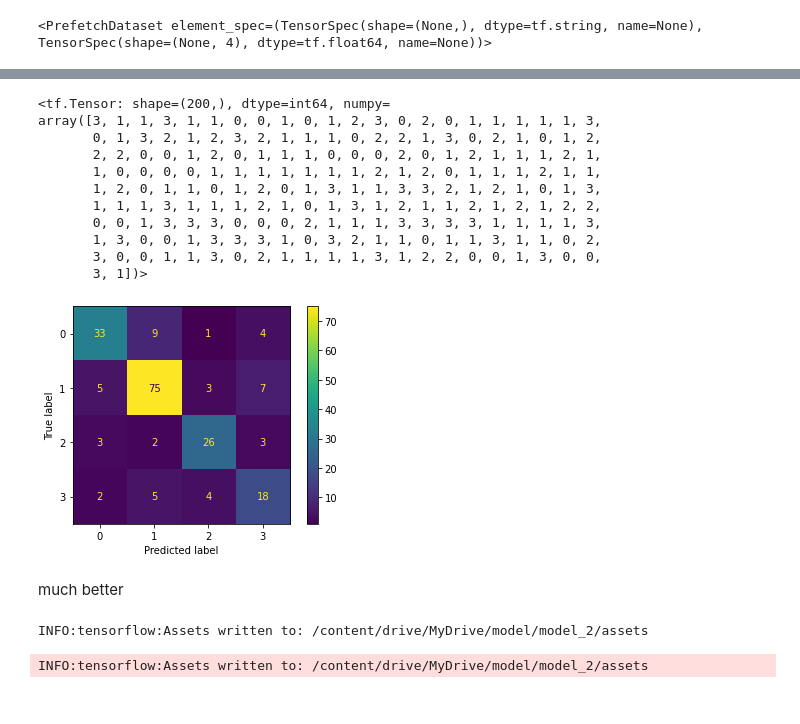
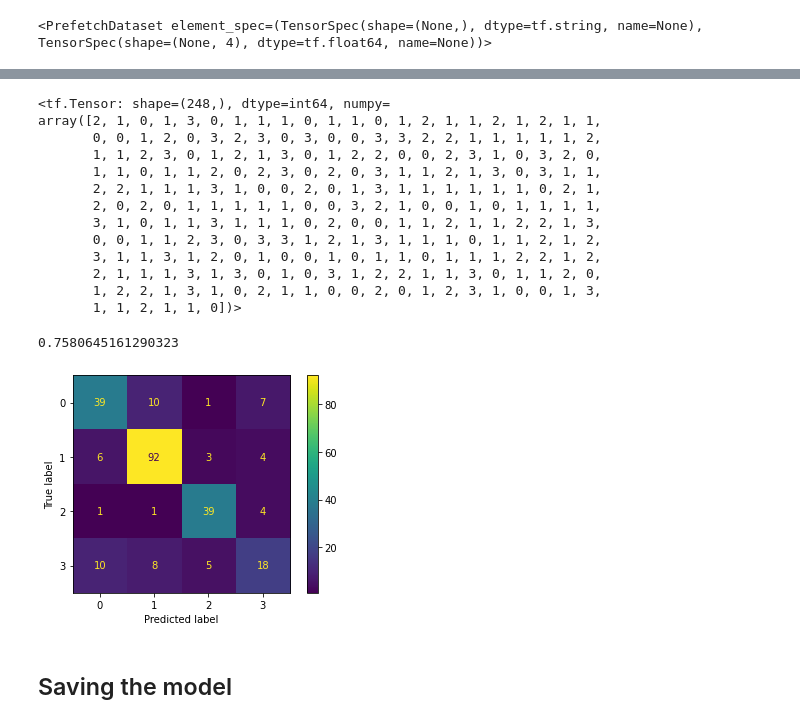
Before and after one commit to vatsal2473/yt_comment_analyser, a Jupyter notebook: comment_analysis.ipynb, the cells around one changed output, grey strips where cells are left out. Drawn from its saved outputs; the diff is of its cells as text; code cells hidden in the pictures.

```diff
--- a/comment_analysis.ipynb
+++ b/comment_analysis.ipynb
@@ -307,27 +301,30 @@ Length of sentence embedding: 512
 inputs = layers.Input(shape=[], dtype=tf.string)
 pretrained_embedding = tf_hub_embedding_layer(inputs)
 
-x = layers.Dense(512, activation='relu')(pretrained_embedding)
+x = layers.Dense(64, activation='relu')(pretrained_embedding)
 x = layers.Dropout(0.2)(x)
-x = layers.Dense(256, activation='relu')(x)
+x = layers.Dense(64, activation='relu')(x)
 x = layers.Dropout(0.2)(x)
-x = layers.Dense(128, activation='relu')(x)
+x = layers.Dense(32, activation='relu')(x)
+x = layers.Dropout(0.2)(x)
+x = layers.Dense(32, activation='relu')(x)
+x = layers.Dropout(0.2)(x)
 # x = layers.Dense(32, activation='relu')(x)
 # x = layers.Dense(16, activation='relu')(x)
 # x = layers.Dense(8, activation='relu')(x)
 outputs = layers.Dense(num_classes, activation='softmax')(x)
-model_2 = tf.keras.Model(inputs=inputs,
+model = tf.keras.Model(inputs=inputs,
                          outputs=outputs,
                          name="model_2_USE_feature_extractor")
 
 early_stopping = tf.keras.callbacks.EarlyStopping(monitor = 'val_loss', mode = 'min',
-                                                  verbose = 1, patience = 5)
+                                                  verbose = 1, patience = 2)
 
 reduce_lr = tf.keras.callbacks.ReduceLROnPlateau(monitor='val_loss', factor=0.2,
                                                  patience=5, min_lr=0.00001)
 
 
-model_2.compile(loss = 'categorical_crossentropy',
+model.compile(loss = 'categorical_crossentropy',
                 optimizer = tf.keras.optimizers.Adam(lr=0.0001),
                 metrics = ["accuracy"])
 # %%
@@ -351,7 +348,7 @@ Trainable params: 427,396
 Non-trainable params: 256,797,824
 _________________________________________________________________
 # %%
-history_model_2 = model_2.fit(train_dataset,
+history = model.fit(train_dataset,
                               epochs=50,
                               validation_data=test_dataset,
                               callbacks = [early_stopping,reduce_lr])
@@ -376,35 +373,34 @@ Epoch 15: early stopping
 # %%
-model_2_preds = model_2.predict(test_sentences)
+preds = model.predict(test_sentences)
 
-model_2_preds = tf.argmax(model_2_preds, axis=1)
-model_2_preds
+preds = tf.argmax(preds, axis=1)
+preds
 # %% [output]
-<tf.Tensor: shape=(200,), dtype=int64, numpy=
-array([3, 1, 1, 3, 1, 1, 0, 0, 1, 0, 1, 2, 3, 0, 2, 0, 1, 1, 1, 1, 1, 3,
-       0, 1, 3, 2, 1, 2, 3, 2, 1, 1, 1, 0, 2, 2, 1, 3, 0, 2, 1, 0, 1, 2,
-       2, 2, 0, 0, 1, 2, 0, 1, 1, 1, 0, 0, 0, 2, 0, 1, 2, 1, 1, 1, 2, 1,
-       1, 0, 0, 0, 0, 1, 1, 1, 1, 1, 1, 1, 2, 1, 2, 0, 1, 1, 1, 2, 1, 1,
-       1, 2, 0, 1, 1, 0, 1, 2, 0, 1, 3, 1, 1, 3, 3, 2, 1, 2, 1, 0, 1, 3,
-       1, 1, 1, 3, 1, 1, 1, 2, 1, 0, 1, 3, 1, 2, 1, 1, 2, 1, 2, 1, 2, 2,
-       0, 0, 1, 3, 3, 3, 0, 0, 0, 2, 1, 1, 1, 3, 3, 3, 3, 1, 1, 1, 1, 3,
-       1, 3, 0, 0, 1, 3, 3, 3, 1, 0, 3, 2, 1, 1, 0, 1, 1, 3, 1, 1, 0, 2,
-       3, 0, 0, 1, 1, 3, 0, 2, 1, 1, 1, 1, 3, 1, 2, 2, 0, 0, 1, 3, 0, 0,
-       3, 1])>
+<tf.Tensor: shape=(248,), dtype=int64, numpy=
+array([2, 1, 0, 1, 3, 0, 1, 1, 1, 0, 1, 1, 0, 1, 2, 1, 1, 2, 1, 2, 1, 1,
+       0, 0, 1, 2, 0, 3, 2, 3, 0, 3, 0, 0, 3, 3, 2, 2, 1, 1, 1, 1, 1, 2,
+       1, 1, 2, 3, 0, 1, 2, 1, 3, 0, 1, 2, 2, 0, 0, 2, 3, 1, 0, 3, 2, 0,
+       1, 1, 0, 1, 1, 2, 0, 2, 3, 0, 2, 0, 3, 1, 1, 2, 1, 3, 0, 3, 1, 1,
+       2, 2, 1, 1, 1, 3, 1, 0, 0, 2, 0, 1, 3, 1, 1, 1, 1, 1, 1, 0, 2, 1,
+       2, 0, 2, 0, 1, 1, 1, 1, 1, 0, 0, 3, 2, 1, 0, 0, 1, 0, 1, 1, 1, 1,
+       3, 1, 0, 1, 1, 3, 1, 1, 1, 0, 2, 0, 0, 1, 1, 2, 1, 1, 2, 2, 1, 3,
+       0, 0, 1, 1, 2, 3, 0, 3, 3, 1, 2, 1, 3, 1, 1, 1, 0, 1, 1, 2, 1, 2,
+       3, 1, 1, 3, 1, 2, 0, 1, 0, 0, 1, 0, 1, 1, 0, 1, 1, 1, 2, 2, 1, 2,
+       2, 1, 1, 1, 3, 1, 3, 0, 1, 0, 3, 1, 2, 2, 1, 1, 3, 0, 1, 1, 2, 0,
+       1, 2, 2, 1, 3, 1, 0, 2, 1, 1, 0, 0, 2, 0, 1, 2, 3, 1, 0, 0, 1, 3,
+       1, 1, 2, 1, 1, 0])>
-# %%
-from sklearn.metrics import confusion_matrix, ConfusionMatrixDisplay
-import seaborn as sns
-
-matrix_2 = confusion_matrix(y_true=test_label_encoded, y_pred=model_2_preds)
-
-p2 = ConfusionMatrixDisplay(matrix_2)
-p2.plot();
-# %% [output]
-[figure, removed]
-# %% [markdown]
-much better
-# %%
-model_2.save('/content/drive/MyDrive/model/model_2')
-# %% [output]
-INFO:tensorflow:Assets written to: /content/drive/MyDrive/model/model_2/assets
-INFO:tensorflow:Assets written to: /content/drive/MyDrive/model/model_2/assets
+# %%
+from sklearn.metrics import accuracy_score
+accuracy_score(test_label_encoded,preds)
+# %% [output]
+0.7580645161290323
+# %%
+matrix = confusion_matrix(y_true=test_label_encoded, y_pred=preds)
+
+p = ConfusionMatrixDisplay(matrix)
+p.plot();
+# %% [output]
+[figure, added]
+# %% [markdown]
+## Saving the model
 # %%
```
Also changed, not shown: parts of 45 cells of this notebook.
